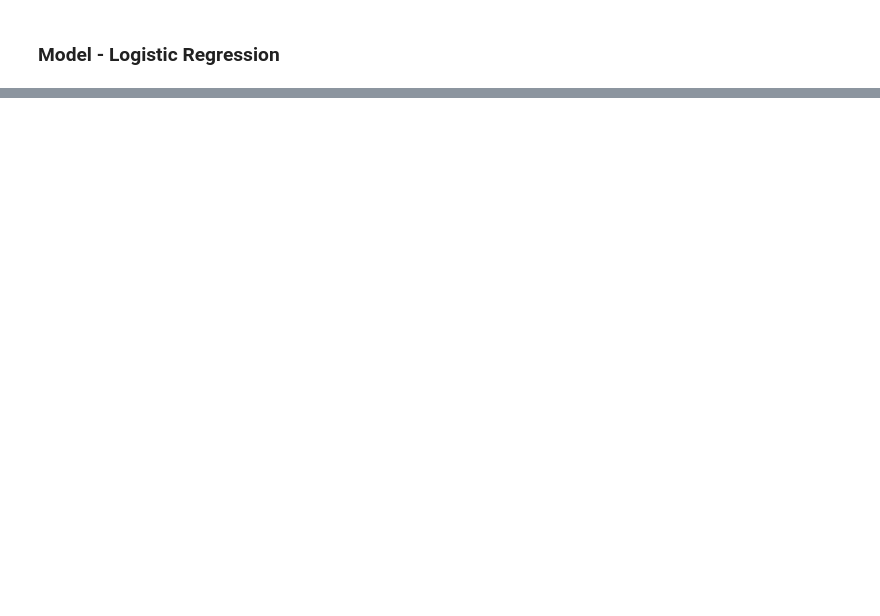
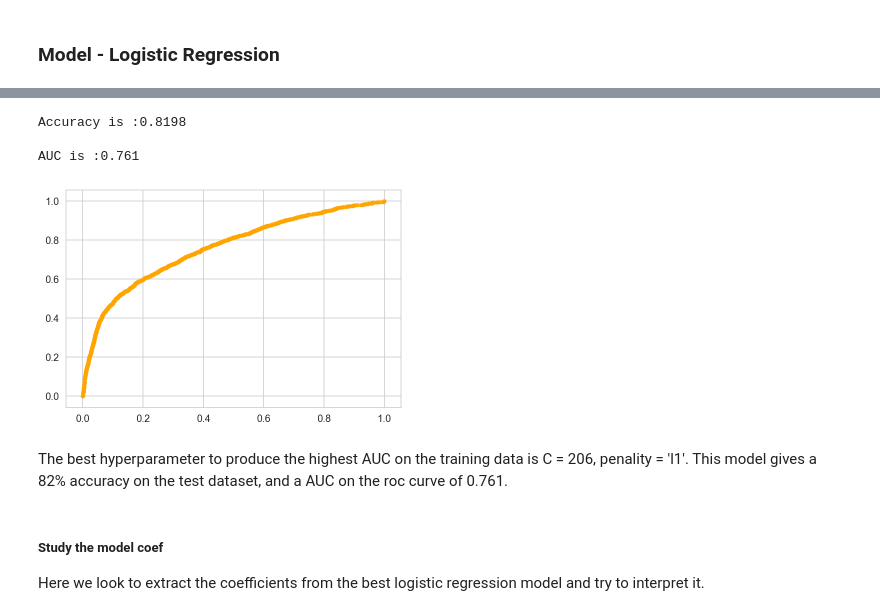
Before and after one commit to tinacliu/mod5_project, a Jupyter notebook: model_logistic.ipynb, the cells around one changed output, grey strips where cells are left out. Cells and saved outputs as stored; diff of their text form; code cells hidden in the pictures; blank space fills up the shorter version.

```diff
--- a/model_logistic.ipynb
+++ b/model_logistic.ipynb
@@ -129,0 +77,16 @@ pd.crosstab(y_test, preds, rownames=['True'], colnames=['Predicted'], margins=Tr
+# %%
+# see the AUC based on test data with best params found before
+acc, roc_auc, ftr, tpr, conf_matrix, log_reg =  models.log_reg(
+    X_train_scale,X_test_scale,y_train, y_test,best_c, best_pen);
+# %% [output]
+Accuracy is :0.8198
+
+AUC is :0.761
+[figure, added]
+# %% [markdown]
+The best hyperparameter to produce the highest AUC on the training data is C = 206, penality = 'l1'.
+This model gives a 82% accuracy on the test dataset, and a AUC on the roc curve of 0.761.
+# %% [markdown]
+<h5>Study the model coef</h5>
+
+Here we look to extract the coefficients from the best logistic regression model and try to interpret it.
```
Also changed, not shown: parts of 43 cells of this notebook, 2 other files.
